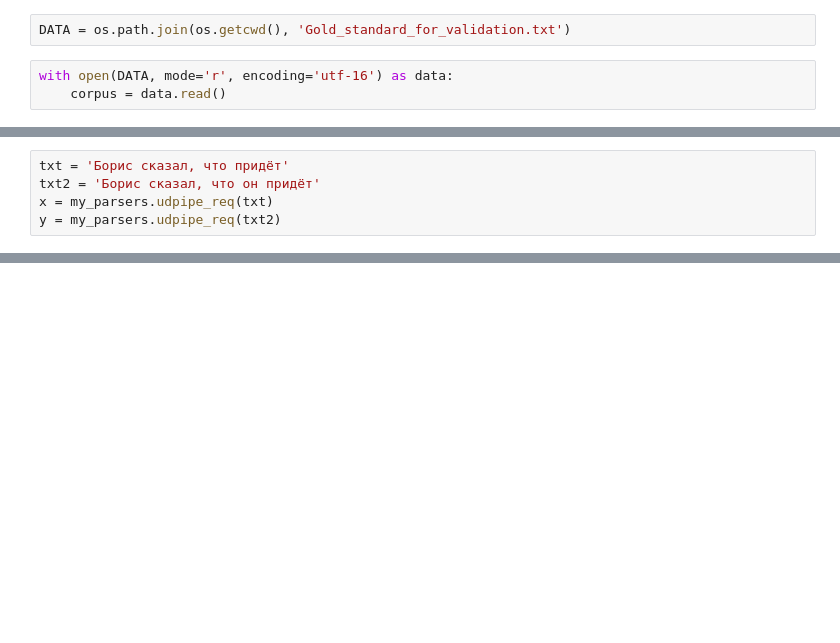
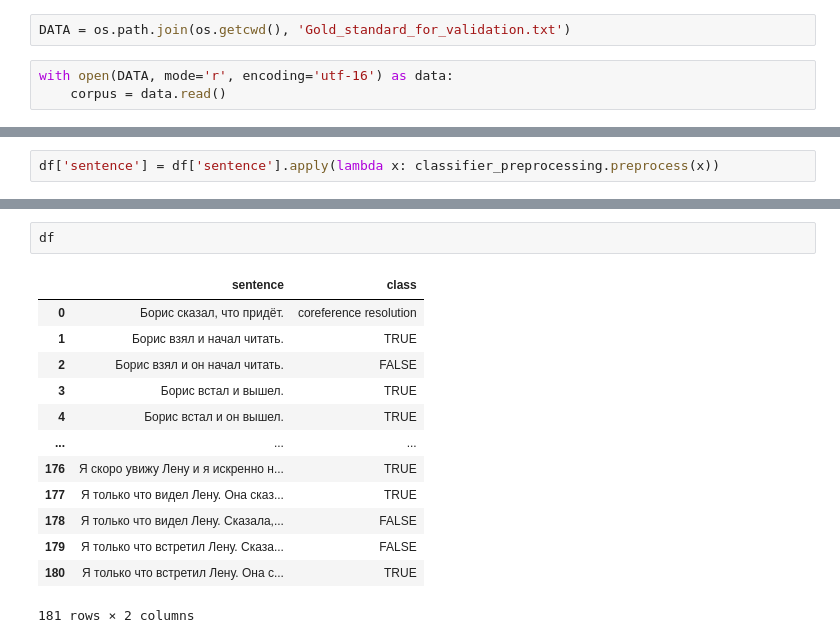
Before and after one commit to lauberto/MA-thesis, a Jupyter notebook: scripts/prodrop.ipynb, the cells around one changed output, grey strips where cells are left out. Cells and saved outputs as stored; diff of their text form; blank space fills up the shorter version.

```diff
--- a/scripts/prodrop.ipynb
+++ b/scripts/prodrop.ipynb
@@ -23,5 +21,0 @@ df = df.drop(['nan'], axis=1).drop([181])
-# %%
-txt = 'Борис сказал, что придёт'
-txt2 = 'Борис сказал, что он придёт'
-x = my_parsers.udpipe_req(txt)
-y = my_parsers.udpipe_req(txt2)
@@ -27,0 +38,2 @@ y = my_parsers.udpipe_req(txt2)
+# %%
+df['sentence'] = df['sentence'].apply(lambda x: classifier_preprocessing.preprocess(x))
@@ -28,3 +46,19 @@ y = my_parsers.udpipe_req(txt2)
+# %%
+df
+# %% [output]
+|  | sentence | class |
+| 0 | Борис сказал, что придёт. | coreference resolution |
+| 1 | Борис взял и начал читать. | TRUE |
+| 2 | Борис взял и он начал читать. | FALSE |
+| 3 | Борис встал и вышел. | TRUE |
+| 4 | Борис встал и он вышел. | TRUE |
+| ... | ... | ... |
+| 176 | Я скоро увижу Лену и я искренно н... | TRUE |
+| 177 | Я только что видел Лену. Она сказ... | TRUE |
+| 178 | Я только что видел Лену. Сказала,... | FALSE |
+| 179 | Я только что встретил Лену. Cказа... | FALSE |
+| 180 | Я только что встретил Лену. Она с... | TRUE |
+181 rows × 2 columns
 # %%
 %%time
 decision('Борис сказал, что придет.')
```
Also changed, not shown: parts of 81 cells of this notebook, 5 other files.
